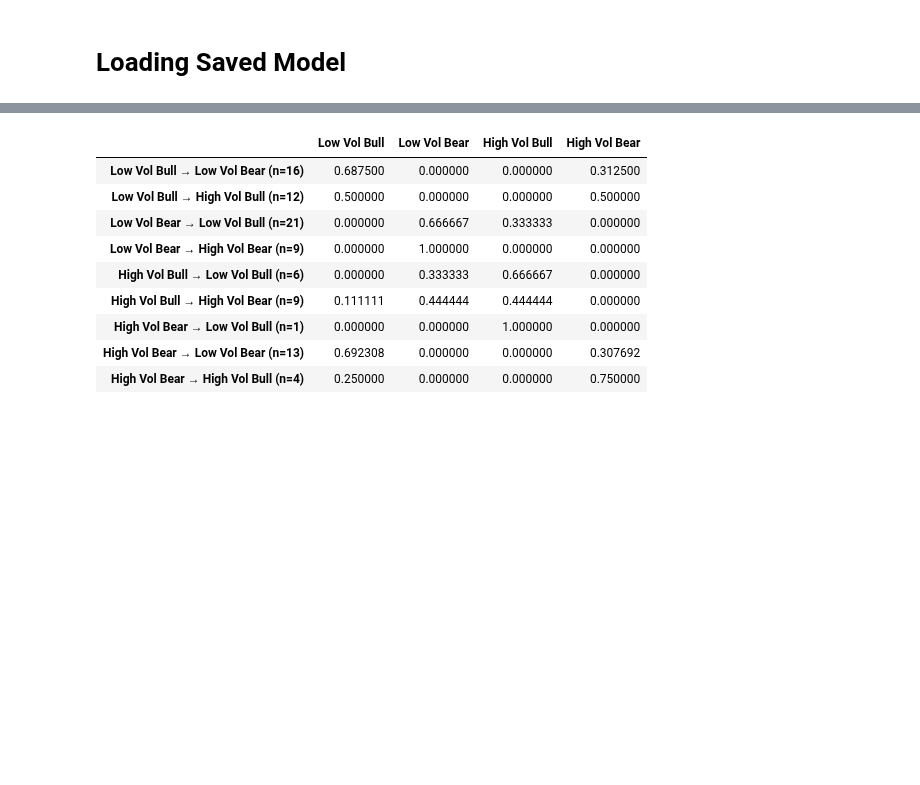
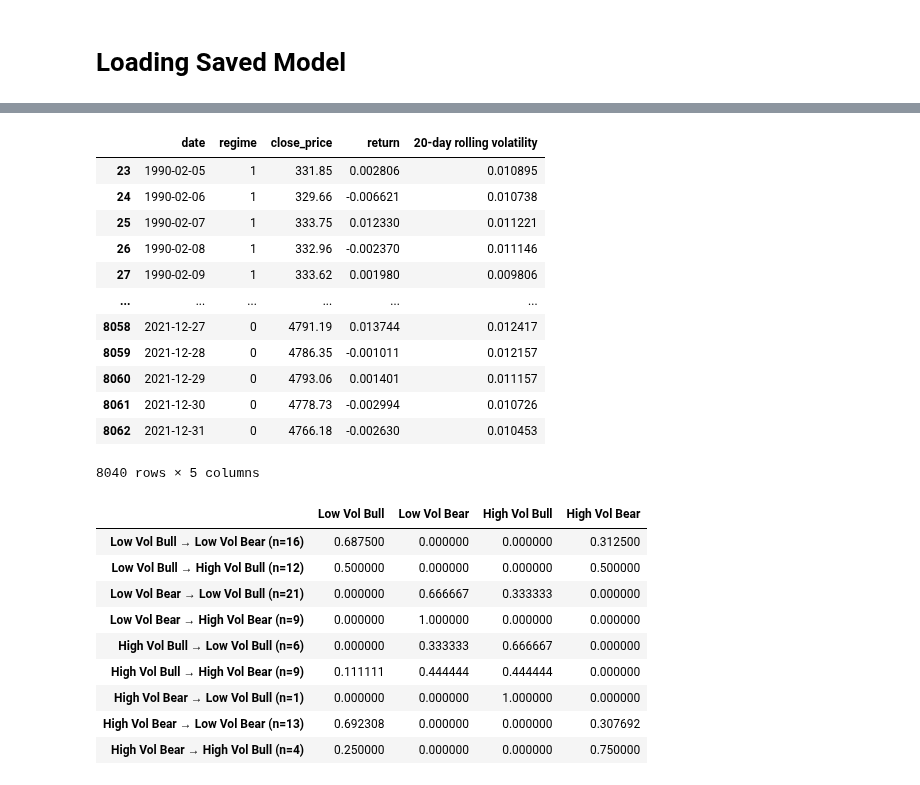
Before and after one commit to jessego20/FE800_project_code, a Jupyter notebook: load_and_analyze.ipynb, the cells around one changed output, grey strips where cells are left out. Cells and saved outputs as stored; diff of their text form; code cells hidden in the pictures; blank space fills up the shorter version.

```diff
--- a/load_and_analyze.ipynb
+++ b/load_and_analyze.ipynb
@@ -161,3 +161,19 @@ Regime Stability:
+# %%
+transition_results[0]
+# %% [output]
+|  | date | regime | close_price | return | 20-day rolling volatility |
+| 23 | 1990-02-05 | 1 | 331.85 | 0.002806 | 0.010895 |
+| 24 | 1990-02-06 | 1 | 329.66 | -0.006621 | 0.010738 |
+| 25 | 1990-02-07 | 1 | 333.75 | 0.012330 | 0.011221 |
+| 26 | 1990-02-08 | 1 | 332.96 | -0.002370 | 0.011146 |
+| 27 | 1990-02-09 | 1 | 333.62 | 0.001980 | 0.009806 |
+| ... | ... | ... | ... | ... | ... |
+| 8058 | 2021-12-27 | 0 | 4791.19 | 0.013744 | 0.012417 |
+| 8059 | 2021-12-28 | 0 | 4786.35 | -0.001011 | 0.012157 |
+| 8060 | 2021-12-29 | 0 | 4793.06 | 0.001401 | 0.011157 |
+| 8061 | 2021-12-30 | 0 | 4778.73 | -0.002994 | 0.010726 |
+| 8062 | 2021-12-31 | 0 | 4766.18 | -0.002630 | 0.010453 |
+8040 rows × 5 columns
 # %%
 transition_results[1]['level_two_transition_probabilities']
 # %% [output]
```
Also changed, not shown: parts of 2 cells of this notebook, 2 other files.
